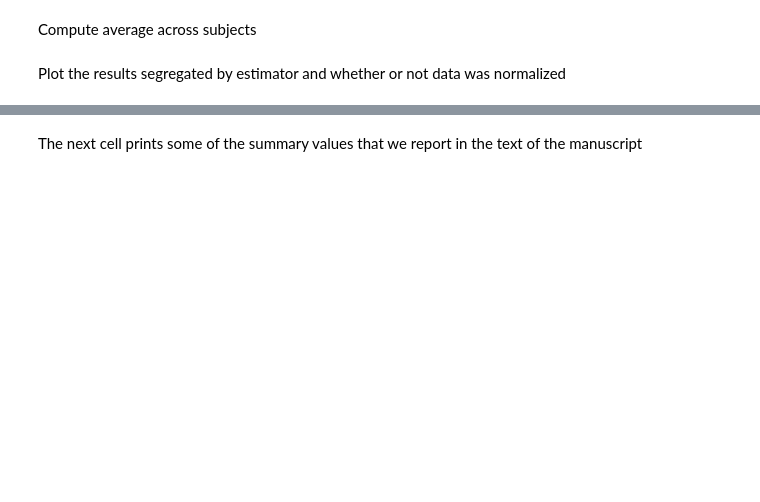
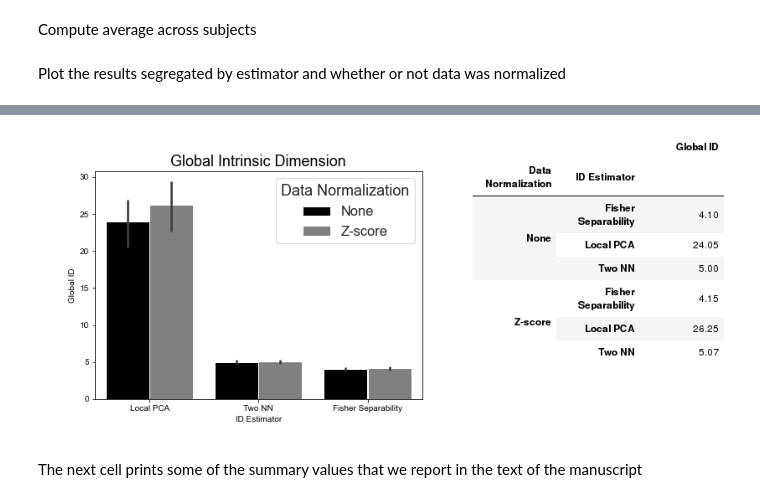
Before and after one commit to nimh-sfim/manifold_learning_fmri, a Jupyter notebook: Notebooks/N12_IDEstimation_Figure05.ipynb, the cells around one changed output, grey strips where cells are left out. Saved outputs shown, nothing was run; the diff lists cells and outputs as text; code cells hidden in the pictures; blank space fills up the shorter version.

Commit message:
Added static figures to N12 for github display

```diff
--- a/Notebooks/N12_IDEstimation_Figure05.ipynb
+++ b/Notebooks/N12_IDEstimation_Figure05.ipynb
@@ -62,3 +65,7 @@ pn.Row(pn.pane.Matplotlib(fig), pn.pane.DataFrame(ID_global_means))
+# %%
+display.Image('../Outputs/Figure05/Figure05_Panel_A.png')
+# %% [output]
+[figure, added]
 # %% [markdown]
 The next cell prints some of the summary values that we report in the text of the manuscript
 # %%
```
Also changed, not shown: parts of 8 cells of this notebook, 4 other files.
